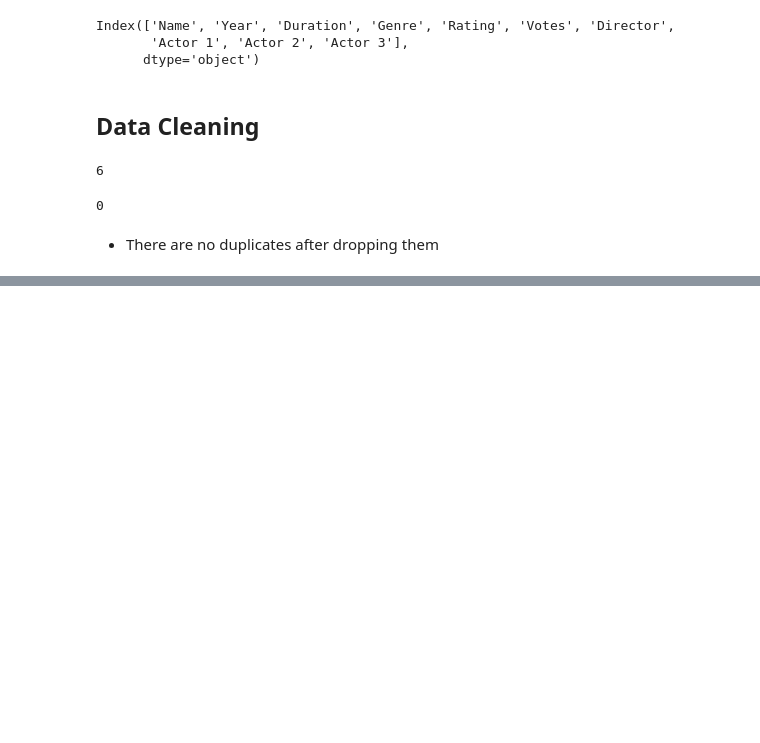
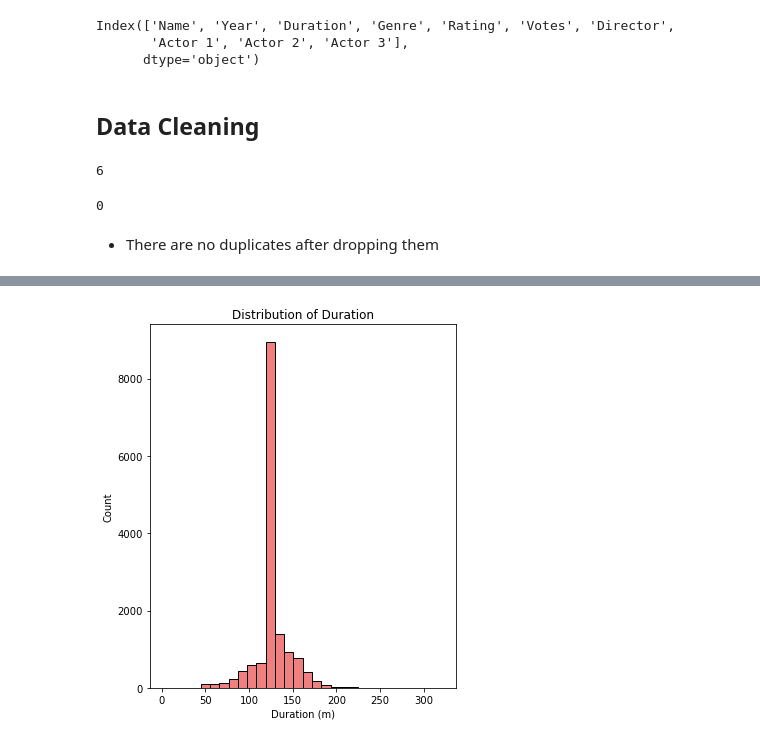
Before and after one commit to Edna722/CODSOFT_ML, a Jupyter notebook: Movie rating prediction_task 2.ipynb, the cells around one changed output, grey strips where cells are left out. Saved outputs shown, nothing was run; the diff lists cells and outputs as text; code cells hidden in the pictures; blank space fills up the shorter version.

```diff
--- a/Movie rating prediction_task 2.ipynb
+++ b/Movie rating prediction_task 2.ipynb
@@ -175,0 +332,11 @@ Actor 3              3144            20.27
+# %%
+plt.figure(figsize=(14,6))
+plt.subplot(131)
+plt.hist(movie_data['Duration_numeric'], bins=30, color = 'lightcoral',edgecolor='black')
+plt.xlabel('Duration (m)')
+plt.ylabel('Count')
+plt.title('Distribution of Duration')
+plt.tight_layout()
+plt.show()
+# %% [output]
+[figure, added]
```
Also changed, not shown: parts of 18 cells of this notebook, 1 other file.
